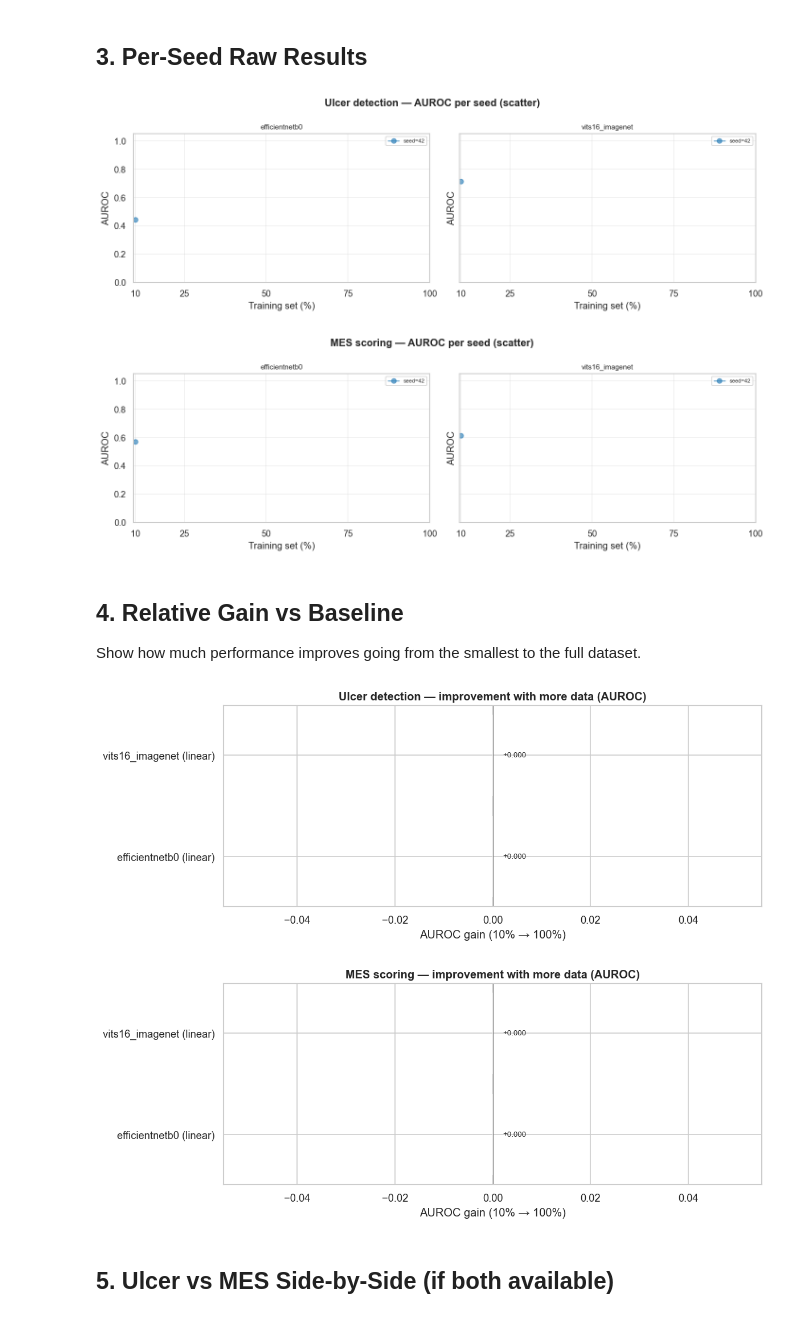
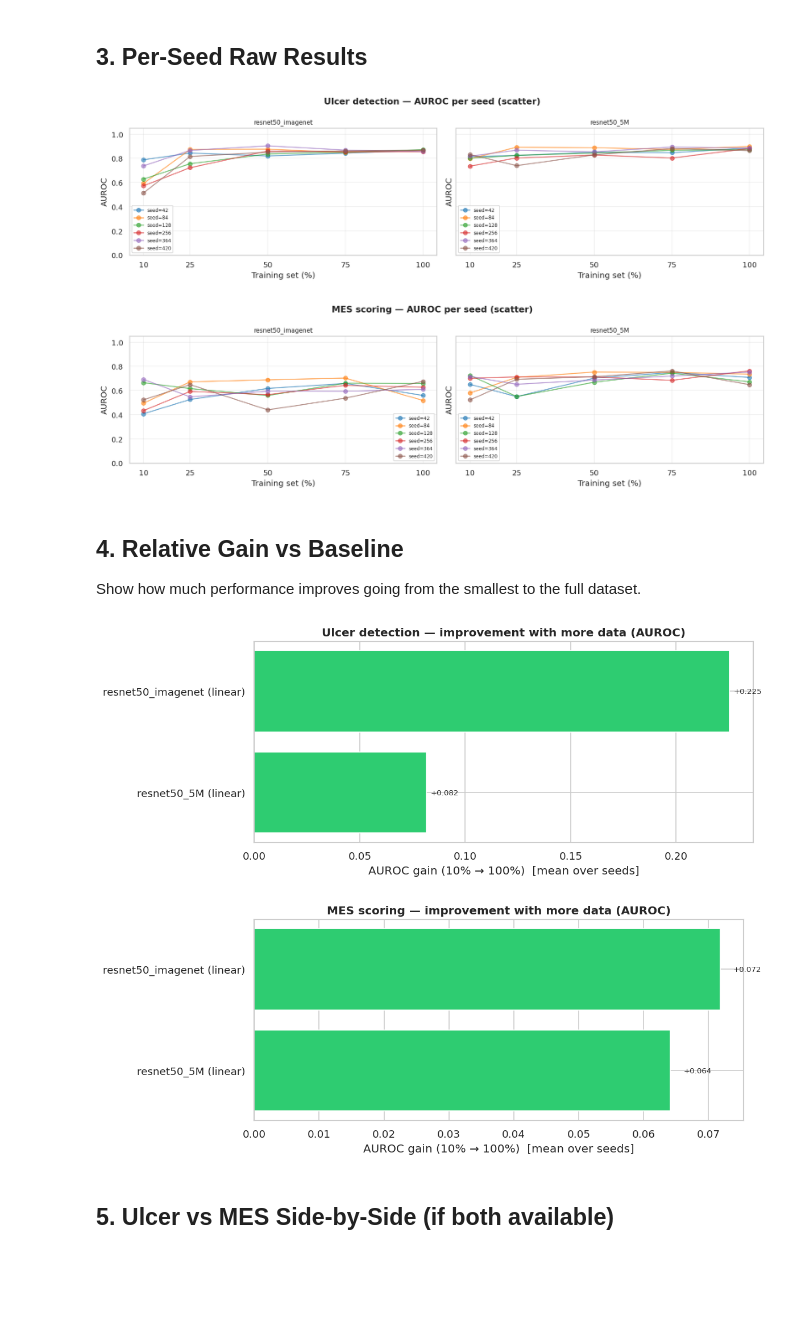
Before and after one commit to Gastroenterology-CRCHUM/data-efficiency-MES-Ulcer, a Jupyter notebook: notebooks/03_learning_curves.ipynb, the cells around one changed output. Drawn from its saved outputs; the diff is of its cells as text; code cells hidden in the pictures; blank space fills up the shorter version.

```diff
--- a/notebooks/03_learning_curves.ipynb
+++ b/notebooks/03_learning_curves.ipynb
@@ -41,3 +36,13 @@ HEAD_FILTER = ["linear"]
+# %%
+# Metrics to plot
+METRICS = ["auroc", "f1"]
+
+# Head types to include (None = all)
+HEAD_FILTER = ["linear"]
+
+# Models to include (None = all)
+MODEL_FILTER: list[str] | None = ["resnet50_5M", "resnet50_imagenet"]
+# MODEL_FILTER = ["vits16_imagenet", "efficientnetb0"]
 # %% [markdown]
 ## 1. Load Results
 # %%
@@ -130,6 +150,7 @@ def plot_per_seed_scatter(
     task: str,
     metric: str = "auroc",
     head_filter: list[str] | None = None,
+    model_filter: list[str] | None = None,
 ) -> None:
     if not path.exists():
         print(f"[{task}] Per-seed file not found: {path}")
@@ -137,41 +158,43 @@ def plot_per_seed_scatter(
 
     df = pd.read_csv(path)
     if head_filter:
         df = df[df["head_type"].isin(head_filter)]
+    if model_filter:
+        df = df[df["model"].isin(model_filter)]
 
     models = df["model"].unique()
-    ncols = min(len(models), 3)
-    nrows = (len(models) + ncols - 1) // ncols
+    ncols  = min(len(models), 2)
+    nrows  = (len(models) + ncols - 1) // ncols
 
-    fig, axes = plt.subplots(nrows, ncols, figsize=(6 * ncols, 4 * nrows), sharey=True, squeeze=False)
+    fig, axes = plt.subplots(nrows, ncols, figsize=(7 * ncols, 4 * nrows), sharey=True, squeeze=False)
     fig.suptitle(f"{task} — {metric.upper()} per seed (scatter)", fontsize=13, fontweight="bold")
 
     for idx, model_name in enumerate(models):
-        ax = axes[idx // ncols][idx % ncols]
+        ax  = axes[idx // ncols][idx % ncols]
         mdf = df[df["model"] == model_name]
         for seed, sdf in mdf.groupby("seed"):
             sdf = sdf.sort_values("subset_ratio")
             ax.plot(sdf["subset_ratio"] * 100, sdf[metric], marker="o", alpha=0.6,
                     label=f"seed={seed}", linewidth=1.5)
         ax.set_title(model_name, fontsize=9)
         ax.set_xlabel("Training set (%)")
         ax.set_ylabel(metric.upper())
         ax.set_ylim(0, 1.05)
         ax.set_xticks([10, 25, 50, 75, 100])
         ax.legend(fontsize=7)
         ax.grid(alpha=0.3)
 
     for idx in range(len(models), nrows * ncols):
         axes[idx // ncols][idx % ncols].set_visible(False)
 
     fig.tight_layout()
     plt.show()
 
-plot_per_seed_scatter(ULCER_RAW, "Ulcer detection", metric="auroc", head_filter=HEAD_FILTER)
-plot_per_seed_scatter(MES_RAW,   "MES scoring",     metric="auroc", head_filter=HEAD_FILTER)
+plot_per_seed_scatter(ULCER_RAW, "Ulcer detection", metric="auroc", head_filter=HEAD_FILTER, model_filter=MODEL_FILTER)
+plot_per_seed_scatter(MES_RAW,   "MES scoring",     metric="auroc", head_filter=HEAD_FILTER, model_filter=MODEL_FILTER)
 # %% [output]
-[figure, old version]
+[figure, new version]
-[figure, old version]
+[figure, new version]
 # %% [markdown]
 ## 4. Relative Gain vs Baseline
 
@@ -182,9 +205,13 @@ def plot_relative_gain(
     task: str,
     metric: str = "auroc",
     baseline_ratio: float = 0.10,
+    model_filter: list[str] | None = None,
 ) -> None:
     if df is None:
         return
+
+    if model_filter:
+        df = df[df["model"].isin(model_filter)]
 
     mean_col = f"{metric}_mean"
     if mean_col not in df.columns:
@@ -194,37 +221,37 @@ def plot_relative_gain(
     for (model, head), grp in df.groupby(["model", "head_type"]):
         grp = grp.sort_values("subset_ratio")
         baseline_row = grp[grp["subset_ratio"].round(2) == round(baseline_ratio, 2)]
-        full_row = grp[grp["subset_ratio"] == grp["subset_ratio"].max()]
+        full_row     = grp[grp["subset_ratio"] == grp["subset_ratio"].max()]
         if baseline_row.empty or full_row.empty:
             continue
         baseline_val = baseline_row[mean_col].values[0]
-        full_val = full_row[mean_col].values[0]
-        gain = full_val - baseline_val
+        full_val     = full_row[mean_col].values[0]
         results.append({"model": model, "head_type": head,
-                        "baseline": baseline_val, "full": full_val, "gain": gain})
+                        "baseline": baseline_val, "full": full_val,
+                        "gain": full_val - baseline_val})
 
     if not results:
-        print(f"[{task}] Could not compute relative gains (check subset ratios)")
+        print(f"[{task}] Could not compute relative gains (check subset ratios).")
         return
 
-    rdf = pd.DataFrame(results).sort_values("gain", ascending=True)
+    rdf    = pd.DataFrame(results).sort_values("gain", ascending=True)
     fig, ax = plt.subplots(figsize=(10, max(4, len(rdf) * 0.5)))
     colors = ["#2ecc71" if g > 0 else "#e74c3c" for g in rdf["gain"]]
-    bars = ax.barh(rdf["model"] + " (" + rdf["head_type"] + ")", rdf["gain"], color=colors)
+    bars   = ax.barh(rdf["model"] + " (" + rdf["head_type"] + ")", rdf["gain"], color=colors)
     for bar, row in zip(bars, rdf.itertuples()):
         ax.text(bar.get_width() + 0.002, bar.get_y() + bar.get_height() / 2,
                 f"+{row.gain:.3f}", va="center", fontsize=8)
     ax.axvline(0, color="gray", linewidth=0.8)
-    ax.set_xlabel(f"{metric.upper()} gain ({int(baseline_ratio*100)}% → 100%)")
+    ax.set_xlabel(f"{metric.upper()} gain ({int(baseline_ratio*100)}% → 100%)  [mean over seeds]")
     ax.set_title(f"{task} — improvement with more data ({metric.upper()})", fontweight="bold")
     fig.tight_layout()
     plt.show()
 
-plot_relative_gain(df_ulcer, "Ulcer detection", metric="auroc")
-plot_relative_gain(df_mes,   "MES scoring",     metric="auroc")
+plot_relative_gain(df_ulcer, "Ulcer detection", metric="auroc", model_filter=MODEL_FILTER)
+plot_relative_gain(df_mes,   "MES scoring",     metric="auroc", model_filter=MODEL_FILTER)
 # %% [output]
-[figure, old version]
+[figure, new version]
-[figure, old version]
+[figure, new version]
 # %% [markdown]
 ## 5. Ulcer vs MES Side-by-Side (if both available)
 # %%
```
Also changed, not shown: parts of 9 cells of this notebook, 37 other files.
